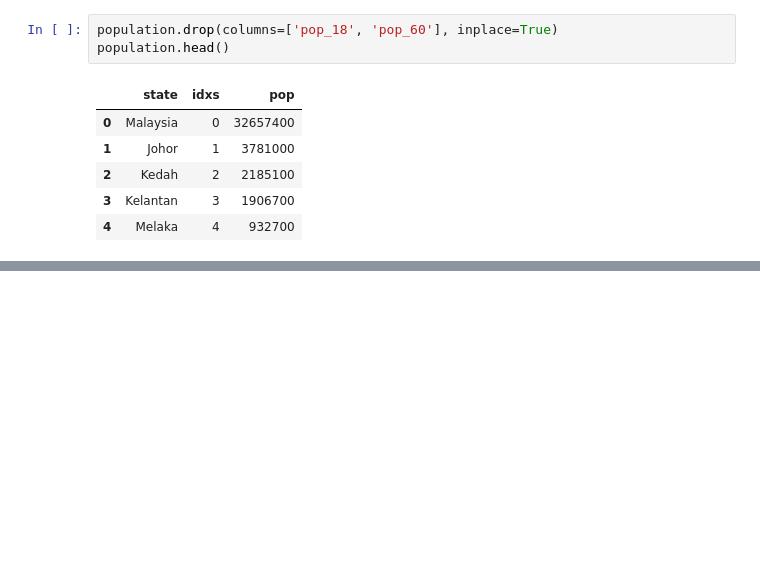
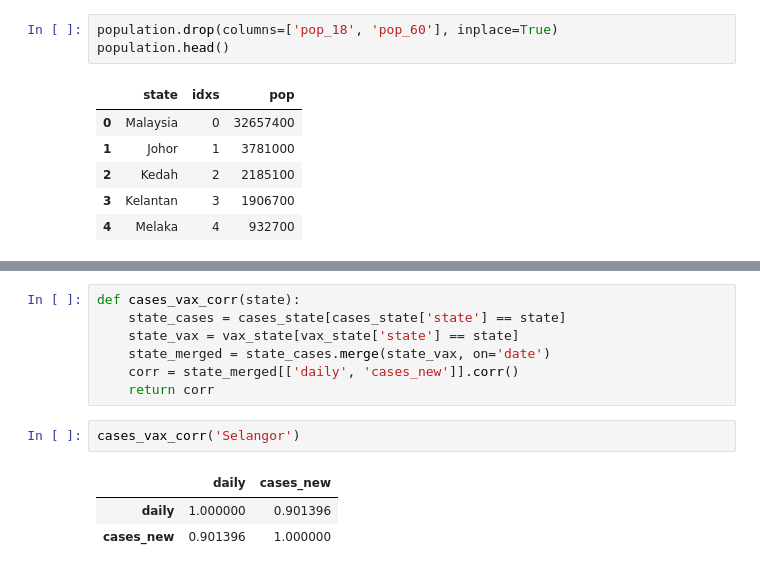
Before and after one commit to sidharrth2002/covid-streamlit-2, a Jupyter notebook: exploration.ipynb, the cells around one changed output, grey strips where cells are left out. Saved outputs shown, nothing was run; the diff lists cells and outputs as text; blank space fills up the shorter version.

```diff
--- a/exploration.ipynb
+++ b/exploration.ipynb
@@ -942,0 +945,13 @@ population.head()
+# %%
+def cases_vax_corr(state):
+    state_cases = cases_state[cases_state['state'] == state]
+    state_vax = vax_state[vax_state['state'] == state]
+    state_merged = state_cases.merge(state_vax, on='date')
+    corr = state_merged[['daily', 'cases_new']].corr()
+    return corr
+# %%
+cases_vax_corr('Selangor')
+# %% [output]
+|  | daily | cases_new |
+| daily | 1.000000 | 0.901396 |
+| cases_new | 0.901396 | 1.000000 |
```
Also changed, not shown: parts of 7 cells of this notebook.
